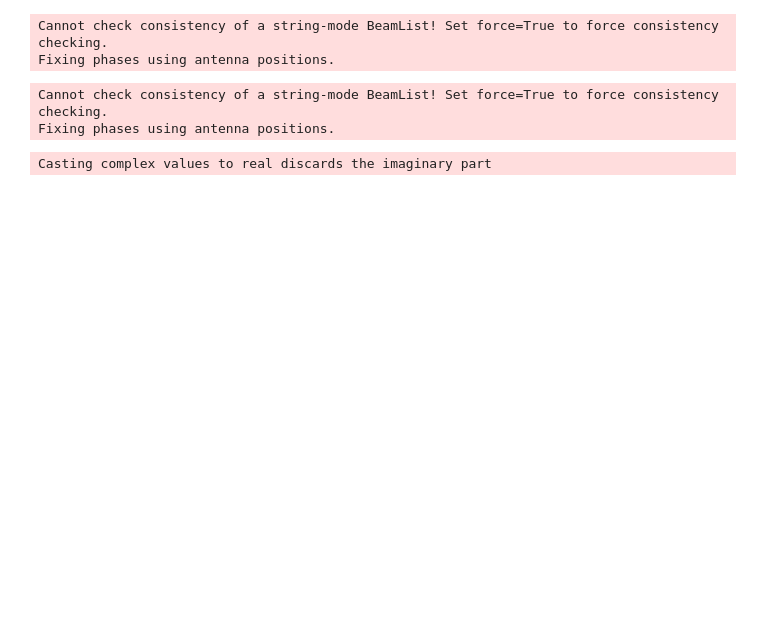
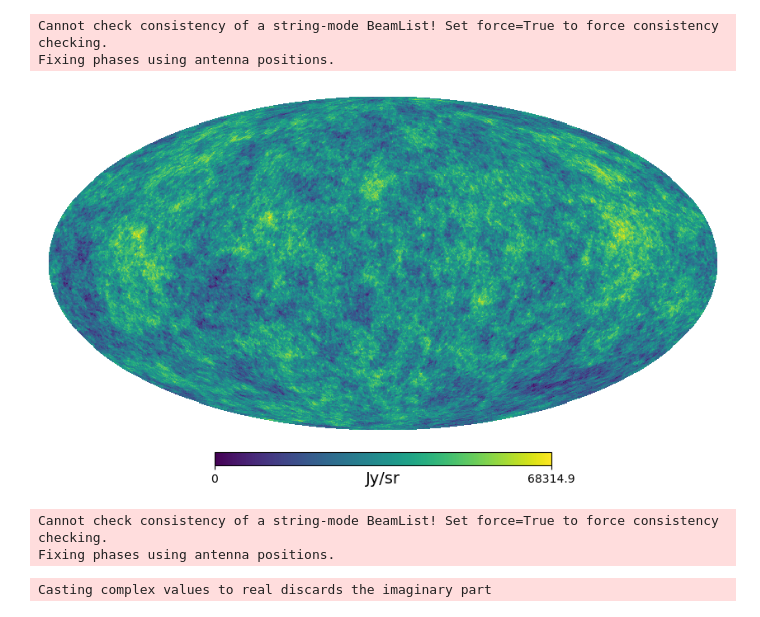
Before and after one commit to r-pascua/corrcal, a Jupyter notebook: docs/tutorials/Mock Diffuse+Point with NF Beam.ipynb, the cells around one changed output. Drawn from its saved outputs; the diff is of its cells as text; code cells hidden in the pictures; blank space fills up the shorter version.

```diff
--- a/docs/tutorials/Mock Diffuse+Point with NF Beam.ipynb
+++ b/docs/tutorials/Mock Diffuse+Point with NF Beam.ipynb
@@ -84,6 +85,10 @@ sky_model = SkyModel(
     nside=n_side,
     hpx_inds=np.arange(n_pix),
 )
+# %%
+healpy.mollview(stokes[0,0], title='', unit='Jy/sr')
+# %% [output]
+[figure, added]
 # %%
 beam_ids = [0,] * len(array_layout)
 # %%
```
Also changed, not shown: parts of 8 cells of this notebook, 2 other files.
